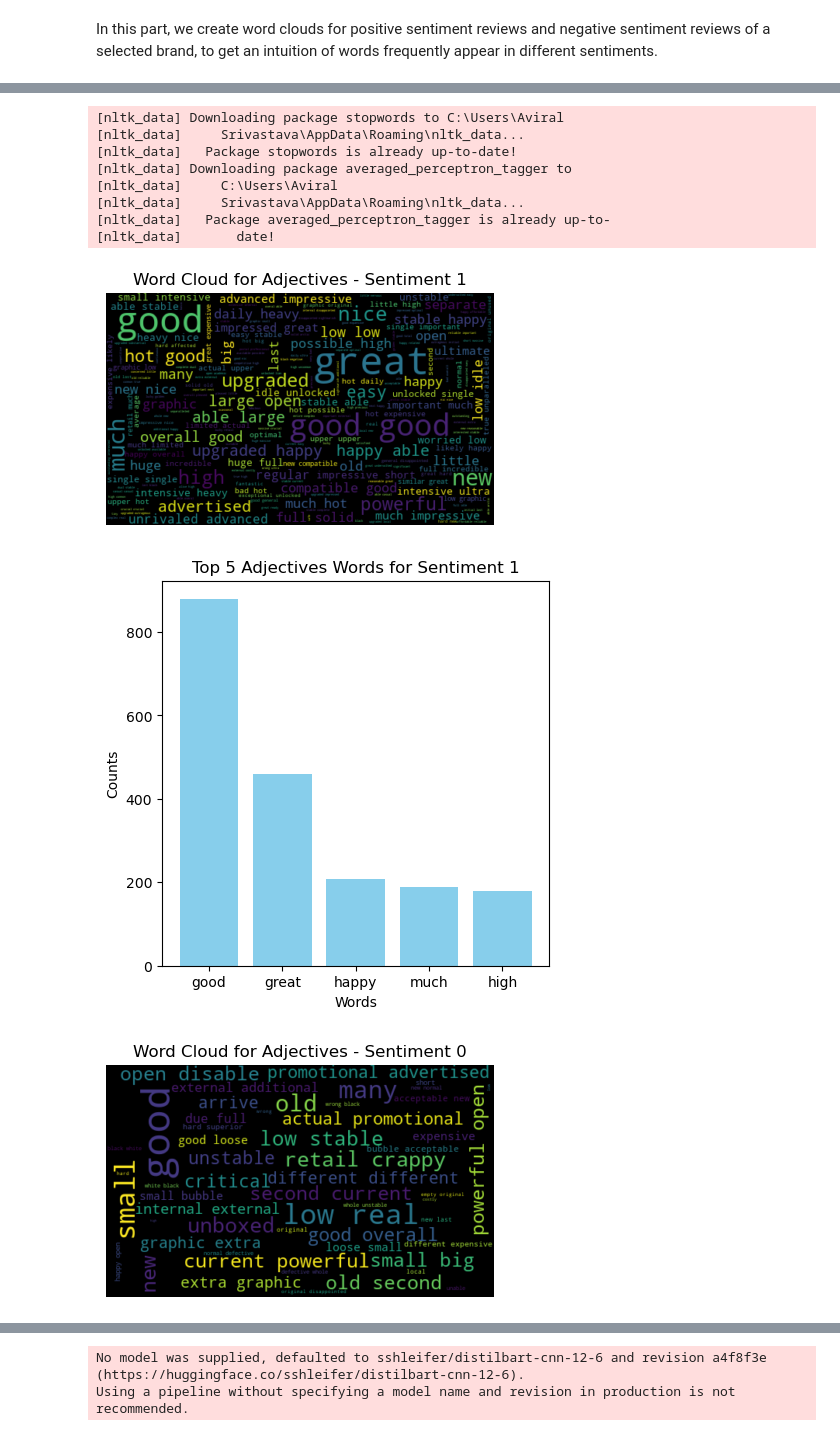
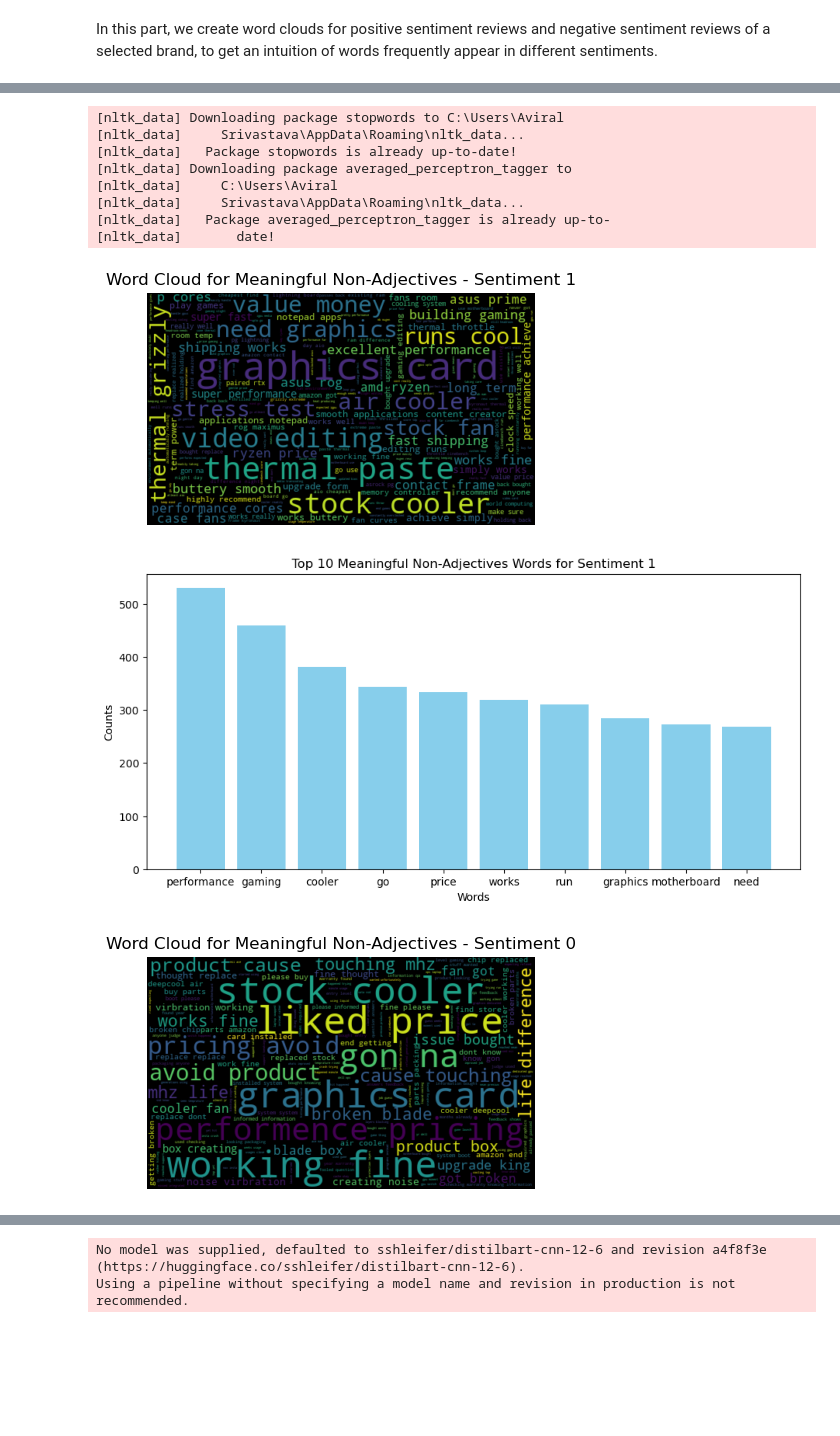
Before and after one commit to GarvBhaskar/Intel-Product-Sentiment-Analysis, a Jupyter notebook: model.ipynb, the cells around one changed output, grey strips where cells are left out. Cells and saved outputs as stored; diff of their text form; code cells hidden in the pictures; blank space fills up the shorter version.

```diff
--- a/model.ipynb
+++ b/model.ipynb
@@ -904,12 +904,18 @@ min_word_count = 10  # Minimum word count
 num_workers = 4  # Number of threads to run in parallel
 context = 10  # Context window size
 downsampling = 1e-3  # Downsample setting for frequent words
+epochs = 3  # Number of epochs
 
 print("Training Word2Vec model ...\n")
 
 # Assume `sentences` is your list of tokenized sentences
-w2v = Word2Vec(sentences, workers=num_workers, size=num_features, min_count=min_word_count,
+w2v = Word2Vec(size=num_features, min_count=min_word_count, workers=num_workers,
                window=context, sample=downsampling)
+
+w2v.build_vocab(sentences)
+
+# Train the model
+w2v.train(sentences, total_examples=w2v.corpus_count, epochs=epochs)
 
 # To make the model memory-efficient
 w2v.init_sims(replace=True)
@@ -918,7 +924,7 @@ w2v.init_sims(replace=True)
 w2v.save("w2v_300features_10minwordcounts_10context")
 
 # Remove punctuation and other symbols from the vocabulary list
-cleaned_vocabulary = [word for word in w2v.wv.index_to_key if re.match(r'^\w+$', word)]
+cleaned_vocabulary = [word for word in w2v.wv.vocab if re.match(r'^\w+$', word)]
 
 print("Number of words in the cleaned vocabulary list: %d \n" % len(cleaned_vocabulary))
 print("Show words in the cleaned vocabulary list: \n", cleaned_vocabulary)
@@ -962,7 +970,7 @@ def makeFeatureVec(review, model, num_features):
     '''
     featureVec = np.zeros((num_features,),dtype="float32")
     nwords = 0.
-    index2word_set = set(model.wv.index_to_key) #index2word is the volcabulary list of the Word2Vec model
+    index2word_set = set(model.wv.vocab) #index2word is the volcabulary list of the Word2Vec model
     isZeroVec = True
     for word in review:
         if word in index2word_set:
@@ -1438,41 +1412,37 @@ def create_word_cloud_with_top_words(sentiment, adjectives_only=True):
     wordcloud = WordCloud(max_font_size=50, width=500, height=300).generate(word_cloud_collection)
 
     plt.figure(figsize=(5, 5))
     plt.imshow(wordcloud, interpolation='bilinear')
     plt.axis("off")
     sentiment_type = 'Adjectives' if adjectives_only else 'Meaningful Non-Adjectives'
     plt.title(f'Word Cloud for {sentiment_type} - Sentiment {sentiment}')
     plt.show()
 
     # Plot top 5 words
     word_counts = Counter(word_cloud_collection.split())
-    top_5_words = word_counts.most_common(5)
+    top_words = word_counts.most_common(10)
 
-    words, counts = zip(*top_5_words)
-    plt.figure(figsize=(5, 5))
+    words, counts = zip(*top_words)
+    plt.figure(figsize=(11, 5))
     plt.bar(words, counts, color='skyblue')
-    plt.title(f'Top 5 {sentiment_type} Words for Sentiment {sentiment}')
+    plt.title(f'Top 10 {sentiment_type} Words for Sentiment {sentiment}')
     plt.xlabel('Words')
     plt.ylabel('Counts')
     plt.show()
 
 # Create word clouds and top words for positive (1) and negative (0) sentiments
-# For Adjectives
-create_word_cloud_with_top_words(1, adjectives_only=True)
-create_word_cloud_with_top_words(0, adjectives_only=True)
-
 # For Meaningful Non-Adjectives
 create_word_cloud_with_top_words(1, adjectives_only=False)
 create_word_cloud_with_top_words(0, adjectives_only=False)
 # %% [output]
 [nltk_data] Downloading package stopwords to C:\Users\Aviral
 [nltk_data]     Srivastava\AppData\Roaming\nltk_data...
 [nltk_data]   Package stopwords is already up-to-date!
 [nltk_data] Downloading package averaged_perceptron_tagger to
 [nltk_data]     C:\Users\Aviral
 [nltk_data]     Srivastava\AppData\Roaming\nltk_data...
 [nltk_data]   Package averaged_perceptron_tagger is already up-to-
 [nltk_data]       date!
-[figure, old version]
+[figure, new version]
-[figure, old version]
+[figure, new version]
-[figure, old version]
+[figure, new version]
```
Also changed, not shown: parts of 17 cells of this notebook, 1 other file.
